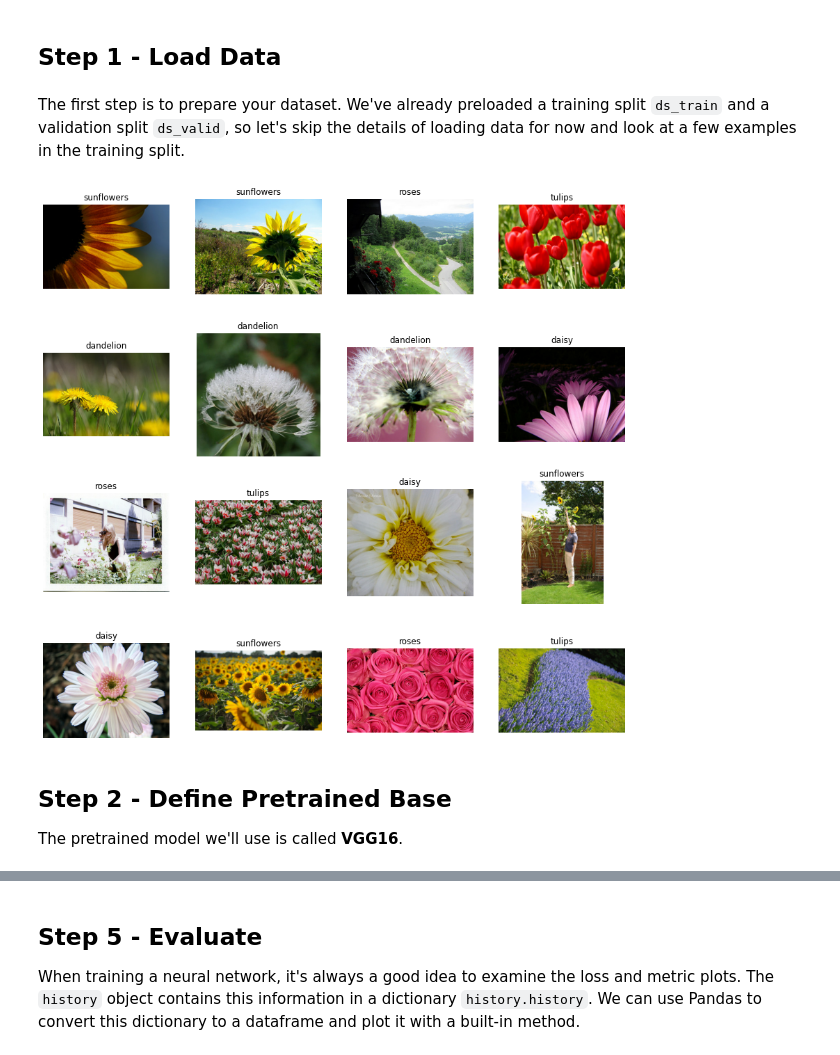
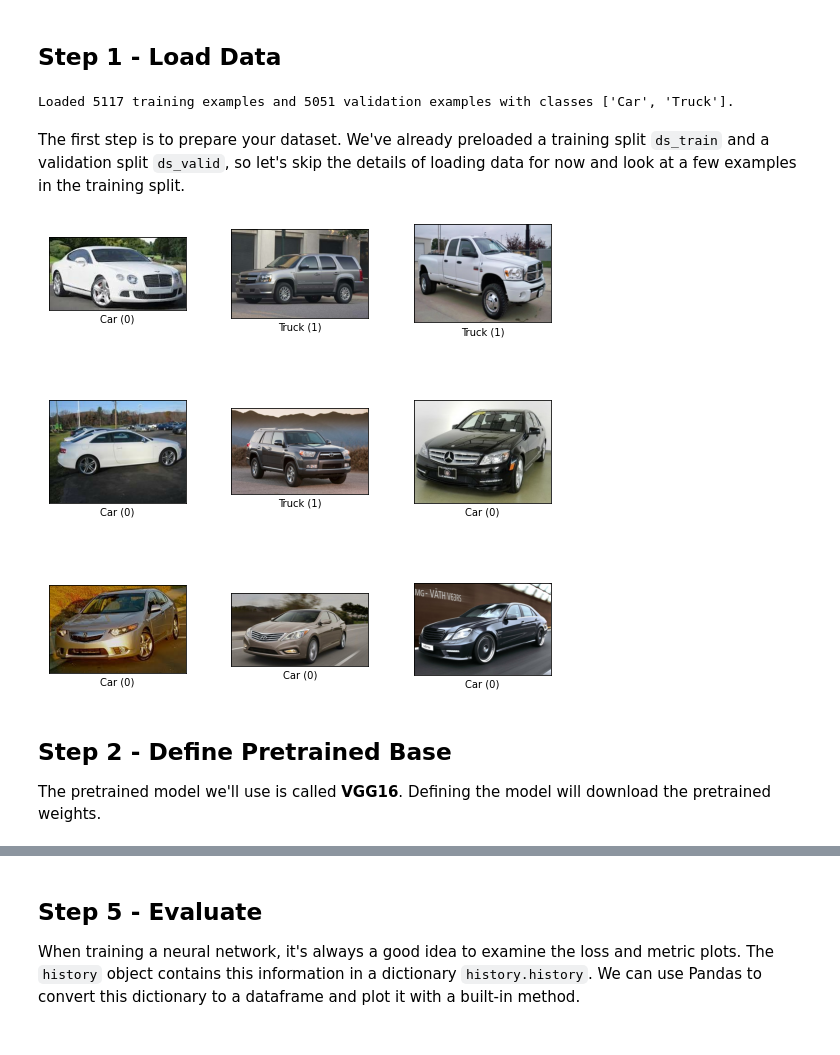
Before and after one commit to Kaggle/learntools, a Jupyter notebook: notebooks/computer_vision/raw/tut1.ipynb, the cells around one changed output, grey strips where cells are left out. Saved outputs shown, nothing was run; the diff lists cells and outputs as text; code cells hidden in the pictures.

```diff
--- a/notebooks/computer_vision/raw/tut1.ipynb
+++ b/notebooks/computer_vision/raw/tut1.ipynb
@@ -69,6 +69,7 @@ config = tf.compat.v1.ConfigProto()
 config.gpu_options.allow_growth = True
 session = tf.compat.v1.InteractiveSession(config=config)
 # %%
+#$HIDE$
 # Imports
 import visiontools
 from visiontools import StanfordCars
@@ -76,7 +77,8 @@ import tensorflow as tf
 import tensorflow_datasets as tfds
 
 # Load training and validation sets
-DATA_DIR = '/kaggle/input/stanford-cars-for-learn/'
+#DATA_DIR = '/kaggle/input/stanford-cars-for-learn/'
+DATA_DIR = '/home/jovyan/work/kaggle/datasets'
 (ds_train, ds_valid), ds_info = tfds.load('stanford_cars/simple',
                                           split=['train', 'test'],
                                           shuffle_files=True,
@@ -105,17 +107,20 @@ ds_valid_ = (ds_valid.map(preprocess)
              .cache()
              .batch(BATCH_SIZE)
              .prefetch(AUTO))
+# %% [output]
+Loaded 5117 training examples and 5051 validation examples with classes ['Car', 'Truck'].
 # %% [markdown]
 The first step is to prepare your dataset. We've already preloaded a training split `ds_train` and a validation split `ds_valid`, so let's skip the details of loading data for now and look at a few examples in the training split.
 # %%
 #$HIDE$
-visiontools.show_supervised_examples(ds_train, ds_info);
+import matplotlib.pyplot as plt
+tfds.show_examples(ds_train, ds_info);
 # %% [output]
-[figure, old version]
+[figure, new version]
 # %% [markdown]
 ## Step 2 - Define Pretrained Base ##
 
-The pretrained model we'll use is called **VGG16**.
+The pretrained model we'll use is called **VGG16**. Defining the model will download the pretrained weights.
 # %%
 from tensorflow.keras.applications import VGG16
 
```
Also changed, not shown: parts of 9 cells of this notebook.
